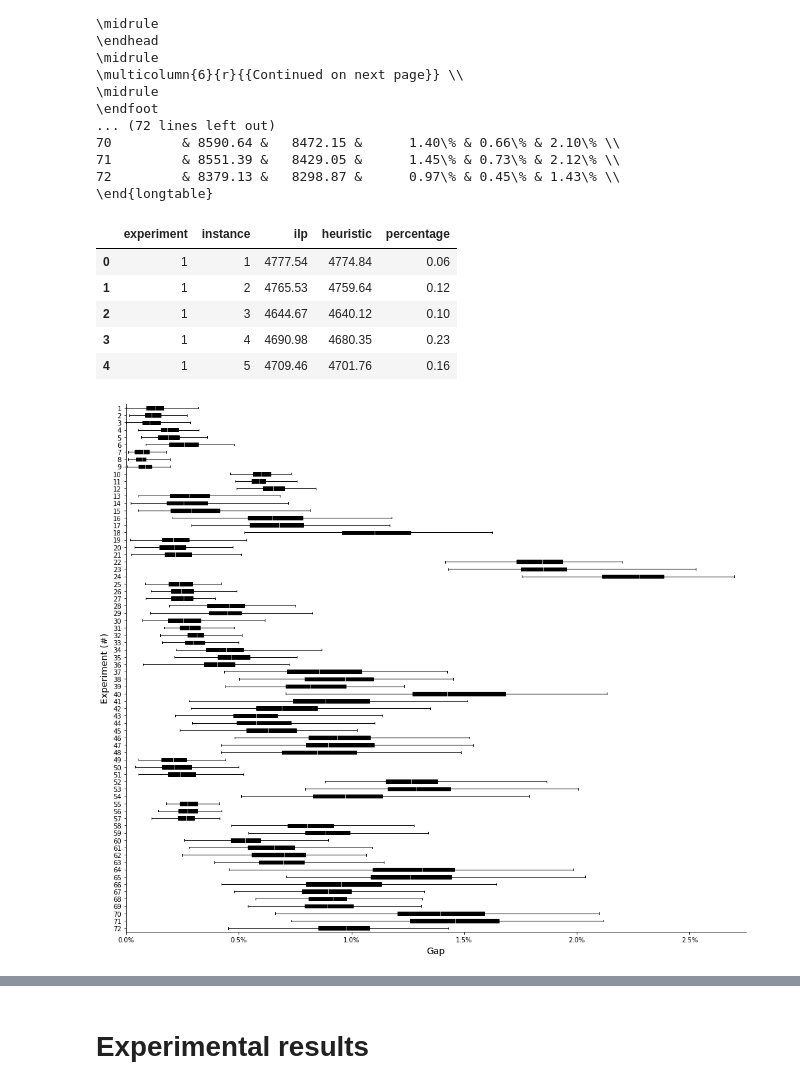
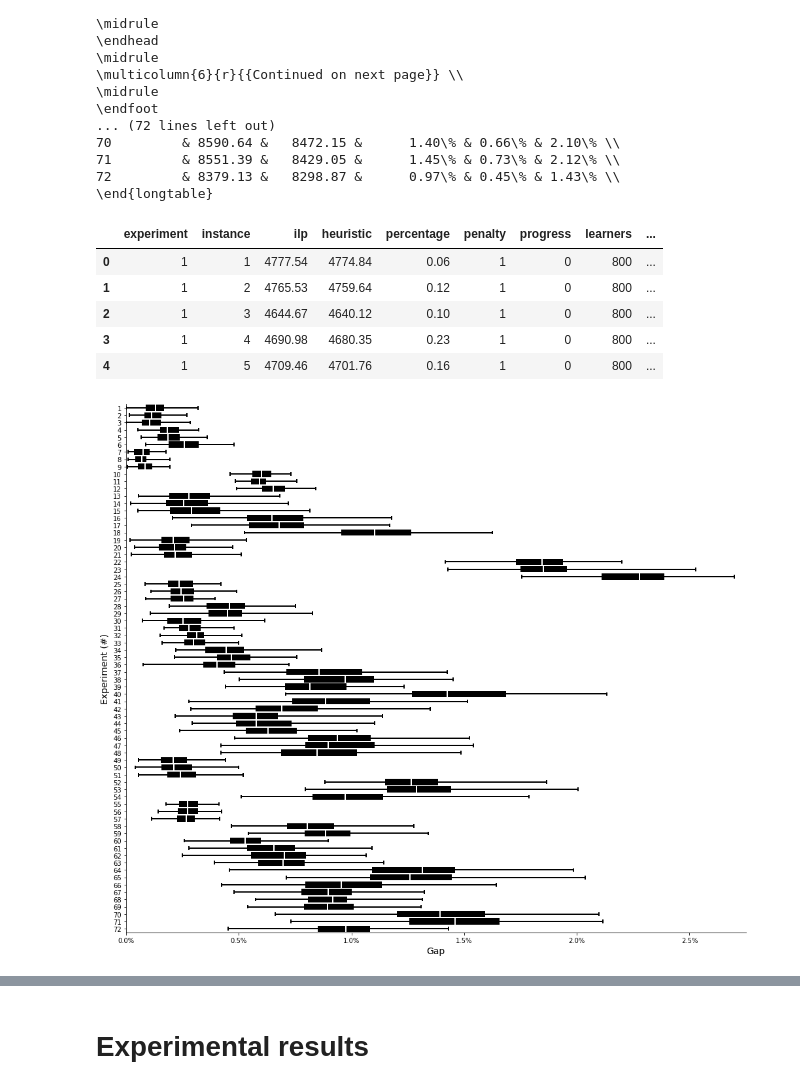
Before and after one commit to N-Wouda/PL-Hourly-Heuristic, a Jupyter notebook: analysis.ipynb, the cells around one changed output, grey strips where cells are left out. Saved outputs shown, nothing was run; the diff lists cells and outputs as text; code cells hidden in the pictures.

```diff
--- a/analysis.ipynb
+++ b/analysis.ipynb
@@ -35,6 +38,8 @@ pd.set_option('display.float_format', '{:.2f}'.format)  # two decimals.
 plt.style.use('grayscale')
 
 %matplotlib inline
+# %%
+experiments = pd.read_excel("experiments/experiments.xlsx", index_col="experiment")
 # %%
 def get_all_data(method):
     data = pd.DataFrame()
@@ -131,32 +136,38 @@ experiment &         &           &            &       &       \\
 \end{longtable}
 # %%
 pct = objectives.reset_index()
+pct = pct.join(experiments, on='experiment')
 pct.head()
 # %% [output]
-|  | experiment | instance | ilp | heuristic | percentage |
-| 0 | 1 | 1 | 4777.54 | 4774.84 | 0.06 |
-| 1 | 1 | 2 | 4765.53 | 4759.64 | 0.12 |
-| 2 | 1 | 3 | 4644.67 | 4640.12 | 0.10 |
-| 3 | 1 | 4 | 4690.98 | 4680.35 | 0.23 |
-| 4 | 1 | 5 | 4709.46 | 4701.76 | 0.16 |
+|  | experiment | instance | ilp | heuristic | percentage | penalty | progress | learners | ... |
+| 0 | 1 | 1 | 4777.54 | 4774.84 | 0.06 | 1 | 0 | 800 | ... |
+| 1 | 1 | 2 | 4765.53 | 4759.64 | 0.12 | 1 | 0 | 800 | ... |
+| 2 | 1 | 3 | 4644.67 | 4640.12 | 0.10 | 1 | 0 | 800 | ... |
+| 3 | 1 | 4 | 4690.98 | 4680.35 | 0.23 | 1 | 0 | 800 | ... |
+| 4 | 1 | 5 | 4709.46 | 4701.76 | 0.16 | 1 | 0 | 800 | ... |
+# %%
+PROPS = {
+    'boxprops':{'facecolor':'black', 'edgecolor':'black'},
+    'medianprops':{'color':'white'},
+    'whiskerprops':{'color':'black'},
+    'capprops':{'color':'black'}
+}
 # %%
 _, ax = plt.subplots(figsize=(14, 12))
+ax.invert_yaxis()
 
-d = pd.pivot(index='instance', columns='experiment', values='percentage', data=pct)
-d.boxplot(vert=False, ax=ax, whis=(0, 100), rot=0, patch_artist=True, grid=False)
-
-ax.invert_yaxis()
+sns.boxplot(orient='h', ax=ax, data=pct, x='percentage', y='experiment', whis=(0, 100), width=.65, **PROPS)
 
 ax.xaxis.set_major_formatter(mtick.PercentFormatter(decimals=1))
 ax.set_xlim([0, 2.75])
 
 for spine in ['right', 'top']:
     ax.spines[spine].set_visible(False)
 
 ax.set_ylabel("Experiment (#)", labelpad=5)
-ax.set_xlabel("Gap", labelpad=5)
+ax.set_xlabel("Gap")
 
 plt.tight_layout()
 plt.savefig("out/gaps.pdf", bbox_inches='tight');
 # %% [output]
-[figure, old version]
+[figure, new version]
```
Also changed, not shown: parts of 11 cells of this notebook, 1 other file.
